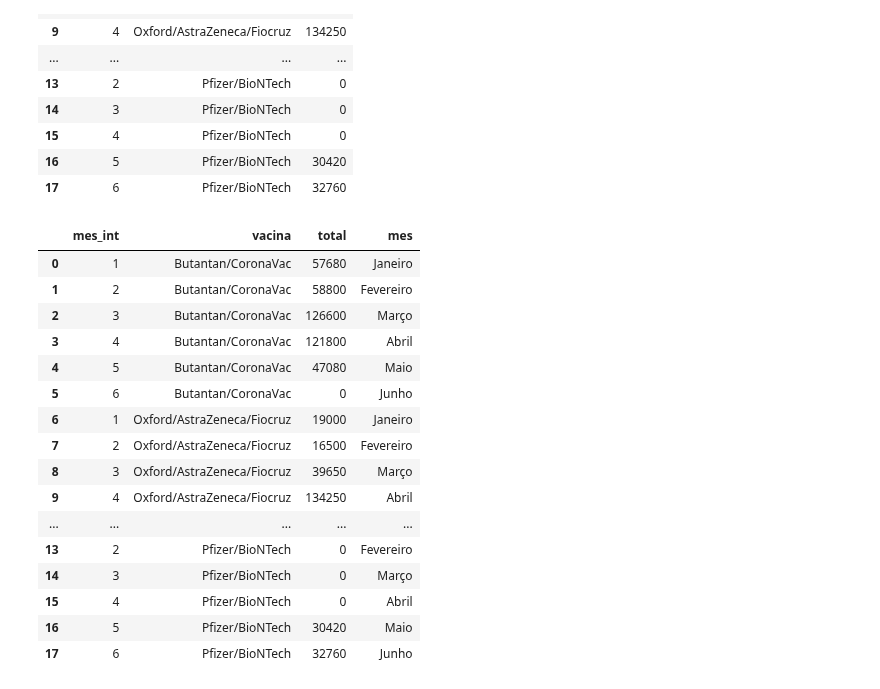
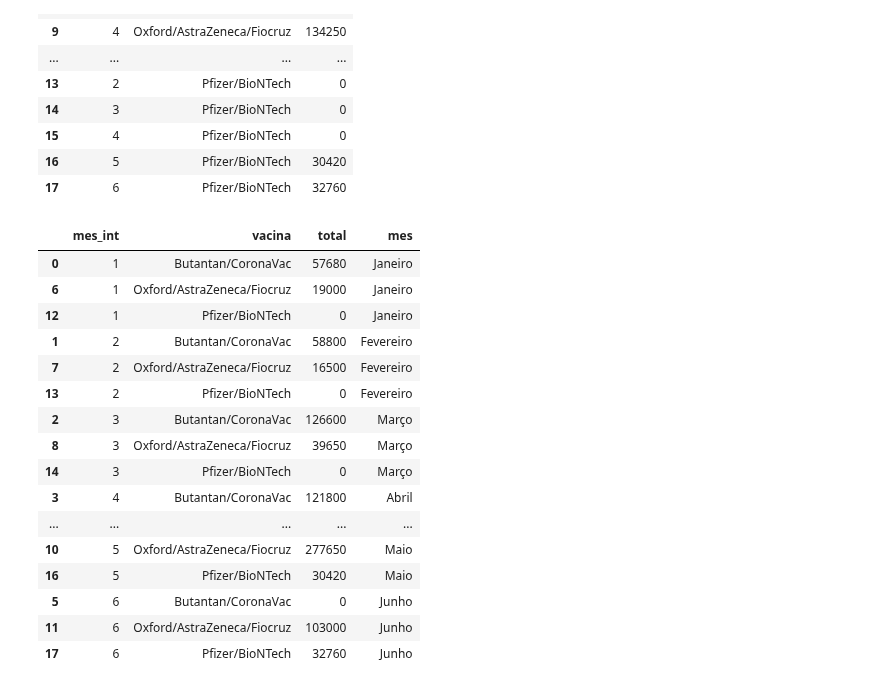
Before and after one commit to adolfoguimaraes/covid19_vacinacao, a Jupyter notebook: Sergipe/processararquivos_vacina_dataviz.ipynb, the cells around one changed output. Saved outputs shown, nothing was run; the diff lists cells and outputs as text; code cells hidden in the pictures.

```diff
--- a/Sergipe/processararquivos_vacina_dataviz.ipynb
+++ b/Sergipe/processararquivos_vacina_dataviz.ipynb
@@ -430,24 +426,24 @@ vacinas_group
 | 17 | 6 | Pfizer/BioNTech | 32760 |
 # %%
 vacinas_group['mes'] = pd.to_datetime(vacinas_group.mes_int, format='%m').dt.month_name(locale='pt_BR')
-vacinas_group.sort_values(by=['mes','vacin], inplace=True)
+vacinas_group.sort_values(by=['mes_int','vacina'], inplace=True)
 vacinas_group
 # %% [output]
 |  | mes_int | vacina | total | mes |
 | 0 | 1 | Butantan/CoronaVac | 57680 | Janeiro |
+| 6 | 1 | Oxford/AstraZeneca/Fiocruz | 19000 | Janeiro |
+| 12 | 1 | Pfizer/BioNTech | 0 | Janeiro |
 | 1 | 2 | Butantan/CoronaVac | 58800 | Fevereiro |
+| 7 | 2 | Oxford/AstraZeneca/Fiocruz | 16500 | Fevereiro |
+| 13 | 2 | Pfizer/BioNTech | 0 | Fevereiro |
 | 2 | 3 | Butantan/CoronaVac | 126600 | Março |
+| 8 | 3 | Oxford/AstraZeneca/Fiocruz | 39650 | Março |
+| 14 | 3 | Pfizer/BioNTech | 0 | Março |
 | 3 | 4 | Butantan/CoronaVac | 121800 | Abril |
-| 4 | 5 | Butantan/CoronaVac | 47080 | Maio |
+| ... | ... | ... | ... | ... |
+| 10 | 5 | Oxford/AstraZeneca/Fiocruz | 277650 | Maio |
+| 16 | 5 | Pfizer/BioNTech | 30420 | Maio |
 | 5 | 6 | Butantan/CoronaVac | 0 | Junho |
-| 6 | 1 | Oxford/AstraZeneca/Fiocruz | 19000 | Janeiro |
-| 7 | 2 | Oxford/AstraZeneca/Fiocruz | 16500 | Fevereiro |
-| 8 | 3 | Oxford/AstraZeneca/Fiocruz | 39650 | Março |
-| 9 | 4 | Oxford/AstraZeneca/Fiocruz | 134250 | Abril |
-| ... | ... | ... | ... | ... |
-| 13 | 2 | Pfizer/BioNTech | 0 | Fevereiro |
-| 14 | 3 | Pfizer/BioNTech | 0 | Março |
-| 15 | 4 | Pfizer/BioNTech | 0 | Abril |
-| 16 | 5 | Pfizer/BioNTech | 30420 | Maio |
+| 11 | 6 | Oxford/AstraZeneca/Fiocruz | 103000 | Junho |
 | 17 | 6 | Pfizer/BioNTech | 32760 | Junho |
 # %%
```
Also changed, not shown: parts of 8 cells of this notebook, 8 other files.
